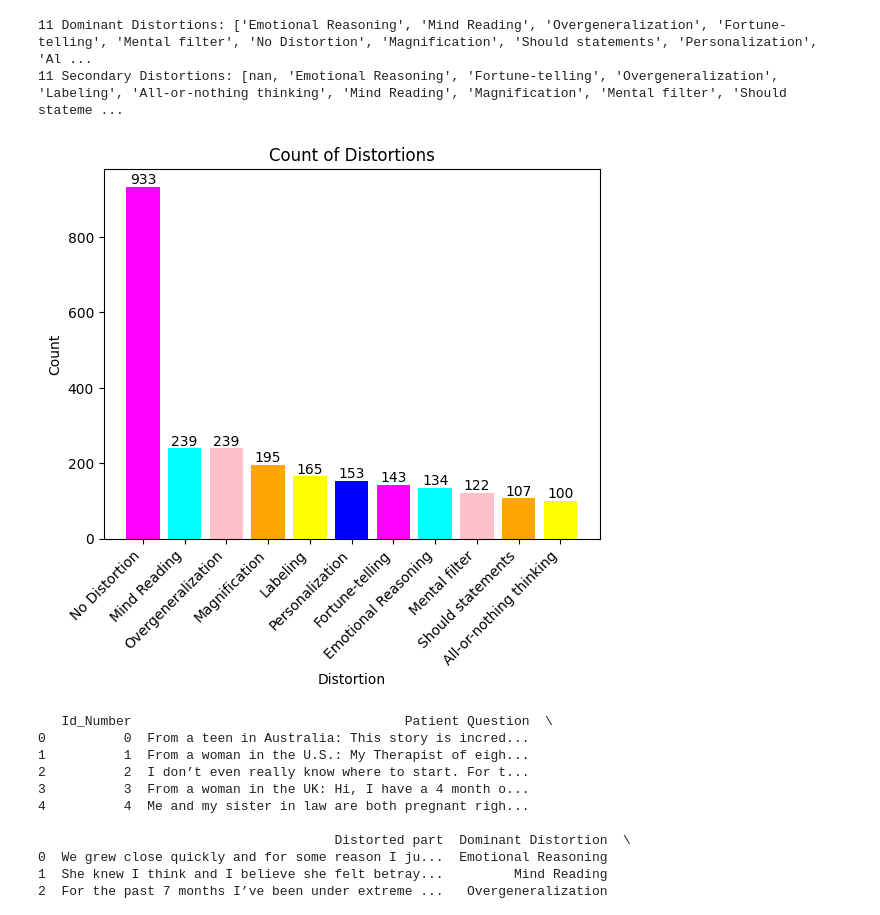
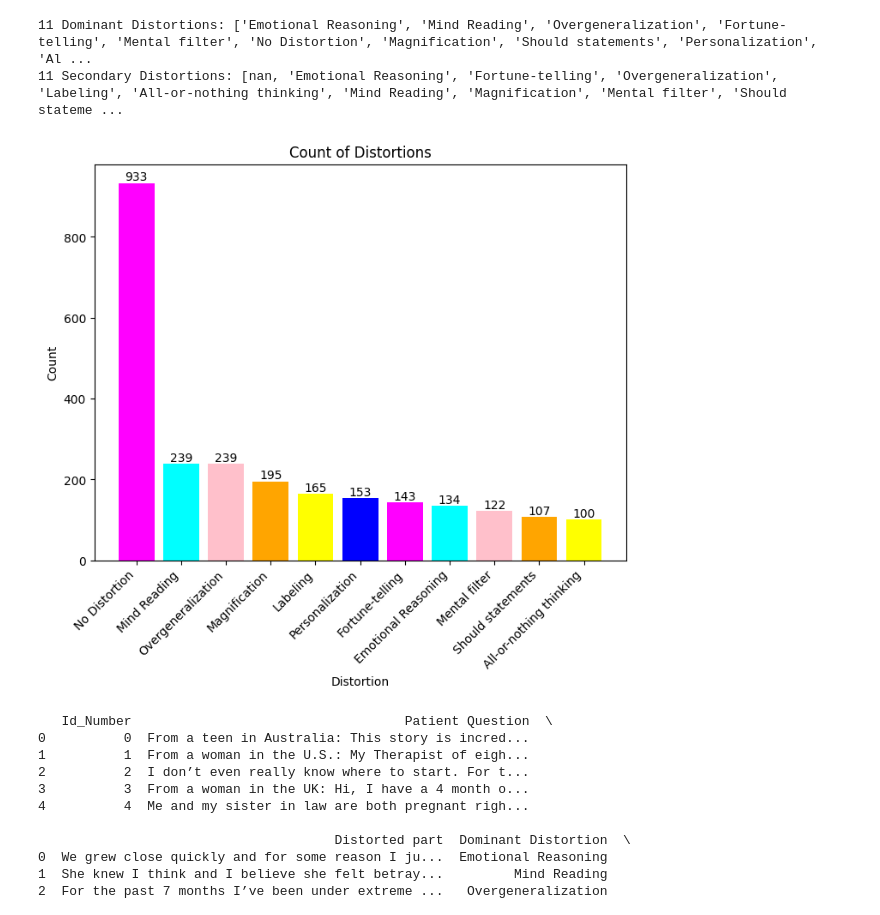
Before and after one commit to cmulholla/QUEST-Distortions, a Jupyter notebook: baseline.ipynb, the cells around one changed output. Drawn from its saved outputs; the diff is of its cells as text; code cells hidden in the pictures.

```diff
--- a/baseline.ipynb
+++ b/baseline.ipynb
@@ -37,24 +37,25 @@ print(f'{data["Secondary Distortion (Optional)"].unique().size} Secondary Distor
 # %%
 import matplotlib.pyplot as plt
 
 distortion_counts = data['Dominant Distortion'].value_counts()
 
 colors=['magenta', 'cyan', 'pink', 'orange', 'yellow', 'blue']
 
+fig = plt.figure(figsize=(8, 6))
 plt.bar(distortion_counts.index, distortion_counts.values, color=colors)
 plt.xlabel('Distortion')
 plt.ylabel('Count')
 plt.title('Count of Distortions')
 
 # Add value labels to each bar
 for i, v in enumerate(distortion_counts.values):
     plt.text(i, v, str(v), ha='center', va='bottom')
 
 plt.xticks(rotation=45, ha='right')
 
 plt.show()
 # %% [output]
-[figure, old version]
+[figure, new version]
 # %%
 import nltk
 
```
Also changed, not shown: parts of 2 cells of this notebook, 22 other files.
